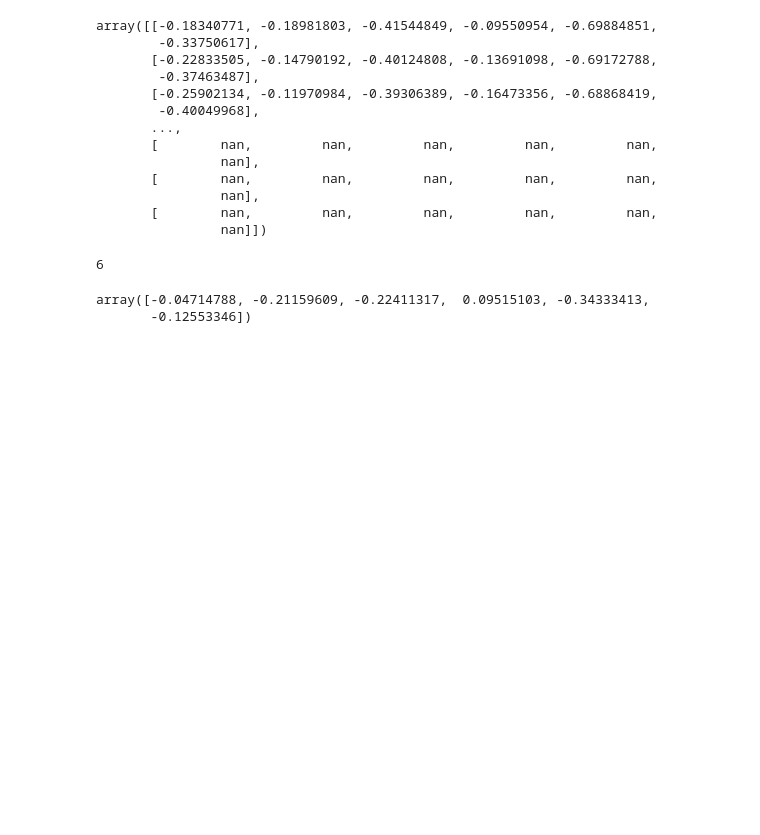
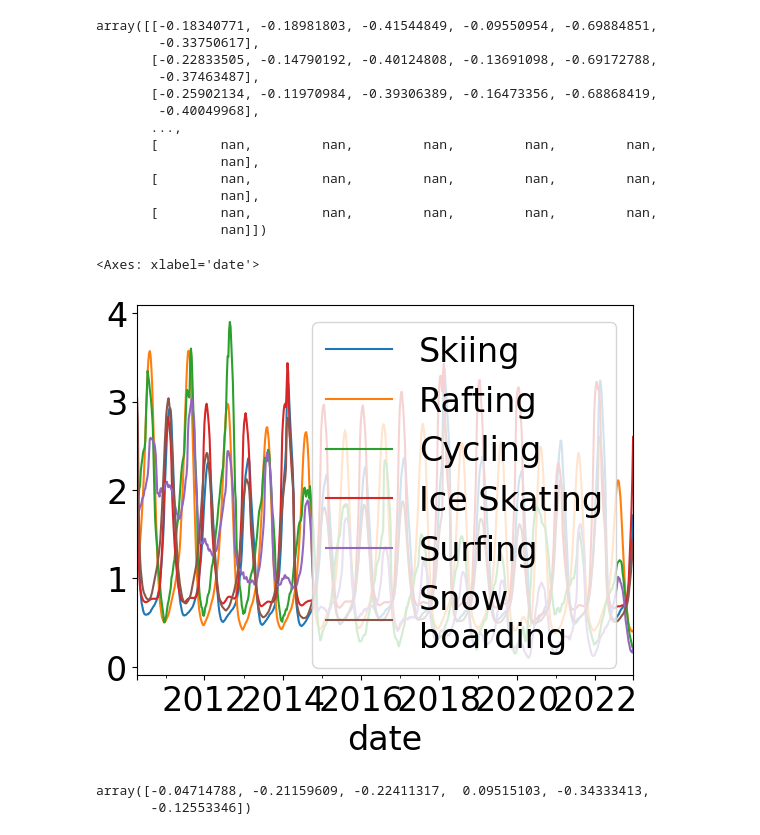
Before and after one commit to renfujiwara/LaNoLem, a Jupyter notebook: result_view.ipynb, the cells around one changed output. Saved outputs shown, nothing was run; the diff lists cells and outputs as text; code cells hidden in the pictures; blank space fills up the shorter version.

```diff
--- a/result_view.ipynb
+++ b/result_view.ipynb
@@ -120,10 +124,11 @@ array([[-0.18340771, -0.18981803, -0.41544849, -0.09550954, -0.69884851,
                 nan],
        [        nan,         nan,         nan,         nan,         nan,
                 nan]])
-# %%
-model.iter
-# %% [output]
-6
+# %%
+df.plot()
+# %% [output]
+<Axes: xlabel='date'>
+[figure, added]
 # %%
 model.d
 # %% [output]
```
Also changed, not shown: parts of 16 cells of this notebook, 37 other files.
